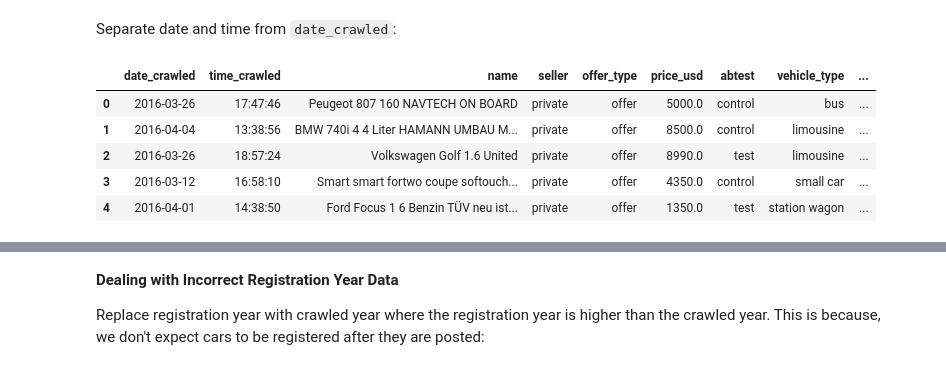
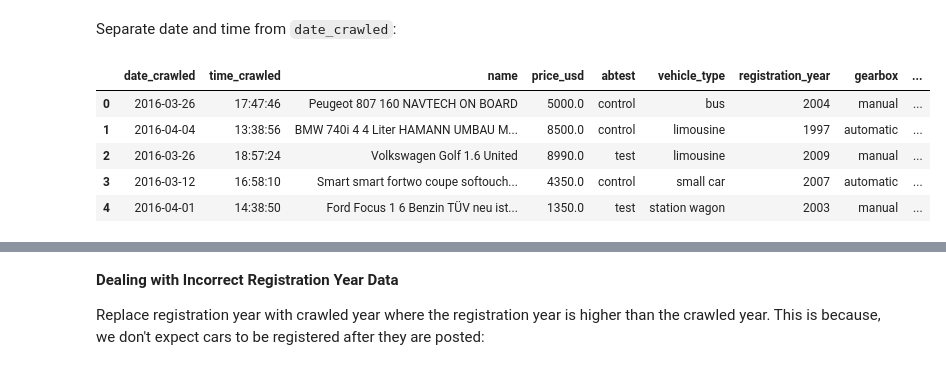
Before and after one commit to Williamz4lyf/used_cars, a Jupyter notebook: used_cars.ipynb, the cells around one changed output, grey strips where cells are left out. Saved outputs shown, nothing was run; the diff lists cells and outputs as text; code cells hidden in the pictures.

```diff
--- a/used_cars.ipynb
+++ b/used_cars.ipynb
@@ -242,2 +285,0 @@ Name: gearbox, dtype: object
-# %%
-df.loc[df.gearbox.isna(), 'gearbox'] = 'manual'
@@ -257,2 +285,0 @@ Name: fuel_type, dtype: int64
-# %%
-df.loc[df.fuel_type.isna(), 'fuel_type'] = 'petrol'
@@ -268,2 +285,0 @@ Name: unrepaired_damage, dtype: int64
-# %%
-df.loc[df.unrepaired_damage.isna(), 'unrepaired_damage'] = 'no'
@@ -287,5 +286,3 @@ Name: model, Length: 246, dtype: int64
-# %%
-df.loc[df.model.isna(), 'model'] = 'others'
 # %% [markdown]
 Check for missing values:
 # %%
@@ -320,18 +315,18 @@ df['date_crawled'] = pd.to_datetime(df['date_crawled'])
 df['time_crawled'] = pd.to_datetime(df['time_crawled'], format='%H:%M:%S').dt.time
 # %%
 col_order = [
-    'date_crawled', 'time_crawled', 'name', 'seller', 'offer_type', 'price_usd', 'abtest', 'vehicle_type', 'registration_year', 'gearbox', 'power_ps', 'model', 'odometer_km', 'registration_month', 'fuel_type', 'brand', 'unrepaired_damage', 'date_created', 'postal_code', 'last_seen',
+    'date_crawled', 'time_crawled', 'name', 'price_usd', 'abtest', 'vehicle_type', 'registration_year', 'gearbox', 'power_ps', 'model', 'odometer_km', 'registration_month', 'fuel_type', 'brand', 'unrepaired_damage', 'date_created', 'postal_code', 'last_seen',
 ]
 df = df[col_order]
 
 df.head()
 # %% [output]
-|  | date_crawled | time_crawled | name | seller | offer_type | price_usd | abtest | vehicle_type | ... |
-| 0 | 2016-03-26 | 17:47:46 | Peugeot 807 160 NAVTECH ON BOARD | private | offer | 5000.0 | control | bus | ... |
-| 1 | 2016-04-04 | 13:38:56 | BMW 740i 4 4 Liter HAMANN UMBAU M... | private | offer | 8500.0 | control | limousine | ... |
-| 2 | 2016-03-26 | 18:57:24 | Volkswagen Golf 1.6 United | private | offer | 8990.0 | test | limousine | ... |
-| 3 | 2016-03-12 | 16:58:10 | Smart smart fortwo coupe softouch... | private | offer | 4350.0 | control | small car | ... |
-| 4 | 2016-04-01 | 14:38:50 | Ford Focus 1 6 Benzin TÜV neu ist... | private | offer | 1350.0 | test | station wagon | ... |
+|  | date_crawled | time_crawled | name | price_usd | abtest | vehicle_type | registration_year | gearbox | ... |
+| 0 | 2016-03-26 | 17:47:46 | Peugeot 807 160 NAVTECH ON BOARD | 5000.0 | control | bus | 2004 | manual | ... |
+| 1 | 2016-04-04 | 13:38:56 | BMW 740i 4 4 Liter HAMANN UMBAU M... | 8500.0 | control | limousine | 1997 | automatic | ... |
+| 2 | 2016-03-26 | 18:57:24 | Volkswagen Golf 1.6 United | 8990.0 | test | limousine | 2009 | manual | ... |
+| 3 | 2016-03-12 | 16:58:10 | Smart smart fortwo coupe softouch... | 4350.0 | control | small car | 2007 | automatic | ... |
+| 4 | 2016-04-01 | 14:38:50 | Ford Focus 1 6 Benzin TÜV neu ist... | 1350.0 | test | station wagon | 2003 | manual | ... |
 # %%
 df.info()
 # %% [output]
```
Also changed, not shown: parts of 97 cells of this notebook.
